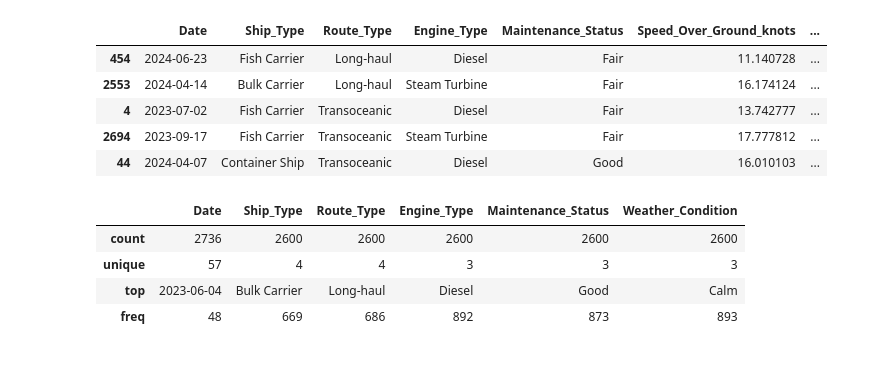
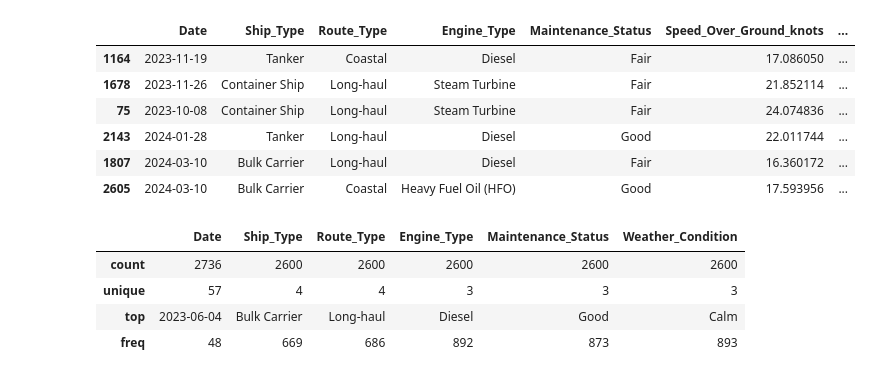
Before and after one commit to jupste/datascience-experiments, a Jupyter notebook: notebooks/eda.ipynb, the cells around one changed output. Cells and saved outputs as stored; diff of their text form; code cells hidden in the pictures.

```diff
--- a/notebooks/eda.ipynb
+++ b/notebooks/eda.ipynb
@@ -15,14 +12,15 @@ Path to dataset files: C:\Users\OMISTAJA\.cache\kagglehub\datasets\jeleeladekunl
 import pandas as pd
 df = pd.read_csv(f"{path}/Ship_Performance_Dataset.csv")
 # %%
-df.sample(5)
+df.sample(6)
 # %% [output]
 |  | Date | Ship_Type | Route_Type | Engine_Type | Maintenance_Status | Speed_Over_Ground_knots | ... |
-| 454 | 2024-06-23 | Fish Carrier | Long-haul | Diesel | Fair | 11.140728 | ... |
-| 2553 | 2024-04-14 | Bulk Carrier | Long-haul | Steam Turbine | Fair | 16.174124 | ... |
-| 4 | 2023-07-02 | Fish Carrier | Transoceanic | Diesel | Fair | 13.742777 | ... |
-| 2694 | 2023-09-17 | Fish Carrier | Transoceanic | Steam Turbine | Fair | 17.777812 | ... |
-| 44 | 2024-04-07 | Container Ship | Transoceanic | Diesel | Good | 16.010103 | ... |
+| 1164 | 2023-11-19 | Tanker | Coastal | Diesel | Fair | 17.086050 | ... |
+| 1678 | 2023-11-26 | Container Ship | Long-haul | Steam Turbine | Fair | 21.852114 | ... |
+| 75 | 2023-10-08 | Container Ship | Long-haul | Steam Turbine | Fair | 24.074836 | ... |
+| 2143 | 2024-01-28 | Tanker | Long-haul | Diesel | Good | 22.011744 | ... |
+| 1807 | 2024-03-10 | Bulk Carrier | Long-haul | Diesel | Fair | 16.360172 | ... |
+| 2605 | 2024-03-10 | Bulk Carrier | Coastal | Heavy Fuel Oil (HFO) | Good | 17.593956 | ... |
 # %%
 df.describe(include='object')
 # %% [output]
```
Also changed, not shown: parts of 12 cells of this notebook.
